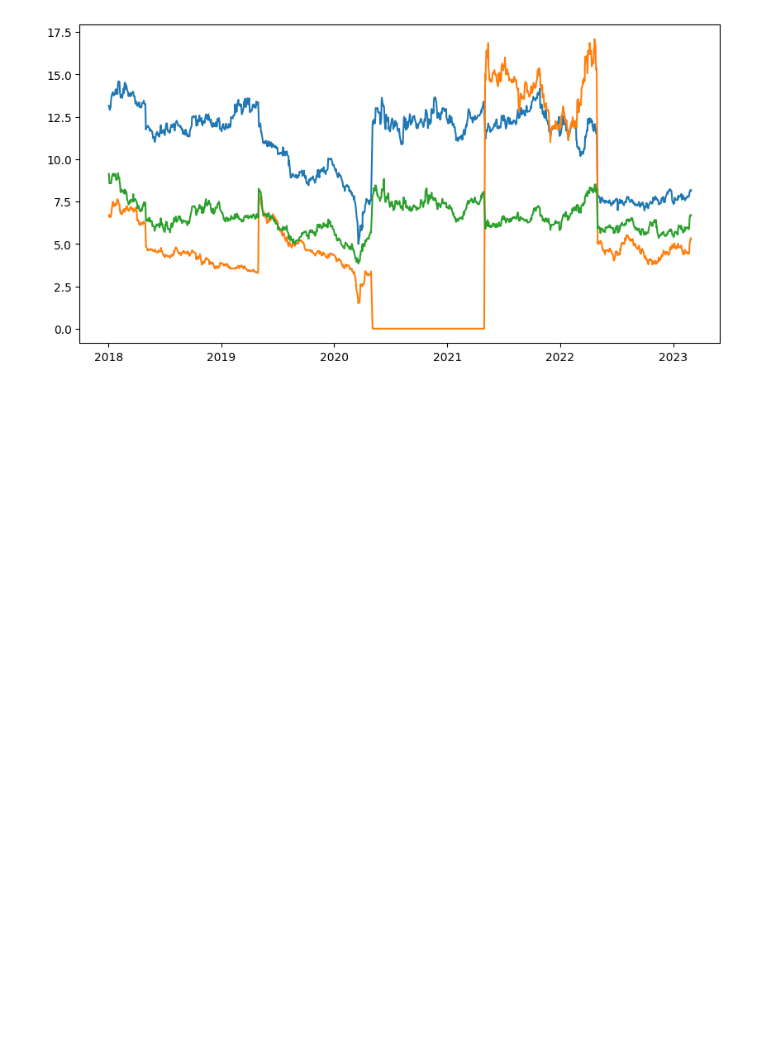
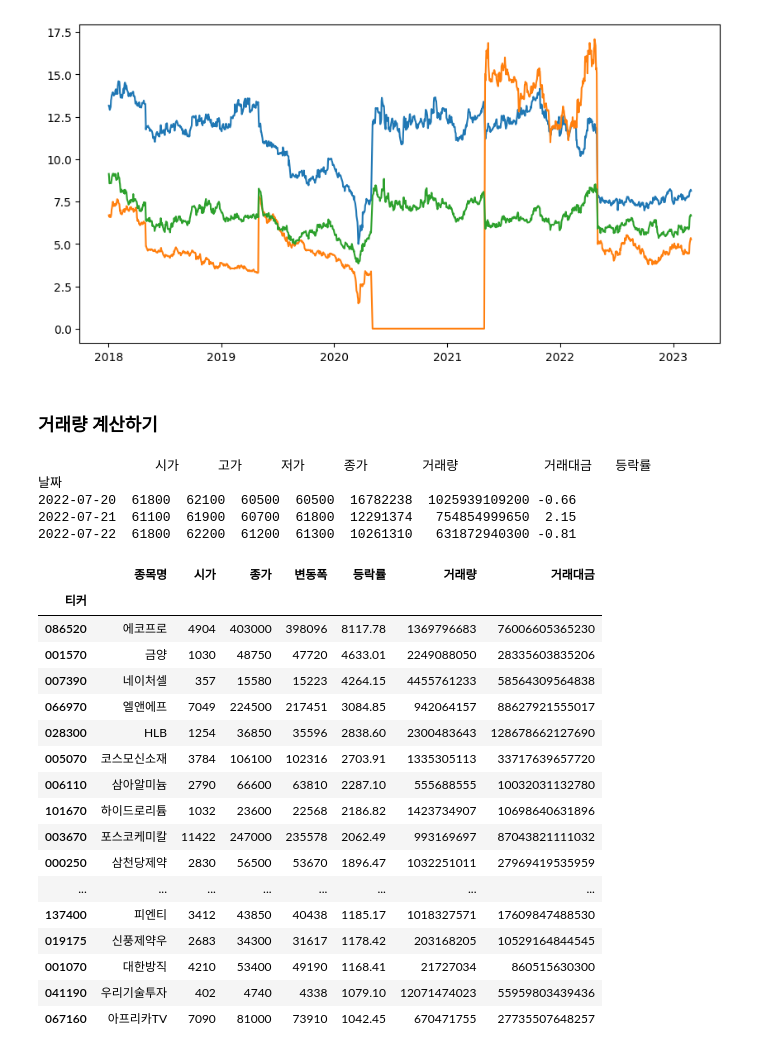
Before and after one commit to kwonhwijun/invest, a Jupyter notebook: investing_python/pykrx.ipynb/pykrx.ipynb, the cells around one changed output. Saved outputs shown, nothing was run; the diff lists cells and outputs as text; code cells hidden in the pictures; blank space fills up the shorter version.

```diff
--- a/investing_python/pykrx.ipynb/pykrx.ipynb
+++ b/investing_python/pykrx.ipynb/pykrx.ipynb
@@ -56,3 +56,14 @@ for 티커 in 티커리스트:
 plt.show()
 # %% [output]
 [figure]
+# %% [markdown]
+### 거래량 계산하기
+# %%
+df = stock.get_market_ohlcv("20220720", "20220810", "005930")
+print(df.head(3))
+# %% [output]
+               시가     고가     저가     종가       거래량           거래대금   등락률
+날짜
+2022-07-20  61800  62100  60500  60500  16782238  1025939109200 -0.66
+2022-07-21  61100  61900  60700  61800  12291374   754854999650  2.15
+2022-07-22  61800  62200  61200  61300  10261310   631872940300 -0.81
@@ -58,0 +72,23 @@ plt.show()
+# %%
+df = stock.get_market_price_change("20130301", "20230320", market = 'ALL')
+# %%
+df.sort_values(by = "등락률", ascending= False).head(n=20)
+# %% [output]
+|  | 종목명 | 시가 | 종가 | 변동폭 | 등락률 | 거래량 | 거래대금 |
+| 티커 |  |  |  |  |  |  |  |
+| 086520 | 에코프로 | 4904 | 403000 | 398096 | 8117.78 | 1369796683 | 76006605365230 |
+| 001570 | 금양 | 1030 | 48750 | 47720 | 4633.01 | 2249088050 | 28335603835206 |
+| 007390 | 네이처셀 | 357 | 15580 | 15223 | 4264.15 | 4455761233 | 58564309564838 |
+| 066970 | 엘앤에프 | 7049 | 224500 | 217451 | 3084.85 | 942064157 | 88627921555017 |
+| 028300 | HLB | 1254 | 36850 | 35596 | 2838.60 | 2300483643 | 128678662127690 |
+| 005070 | 코스모신소재 | 3784 | 106100 | 102316 | 2703.91 | 1335305113 | 33717639657720 |
+| 006110 | 삼아알미늄 | 2790 | 66600 | 63810 | 2287.10 | 555688555 | 10032031132780 |
+| 101670 | 하이드로리튬 | 1032 | 23600 | 22568 | 2186.82 | 1423734907 | 10698640631896 |
+| 003670 | 포스코케미칼 | 11422 | 247000 | 235578 | 2062.49 | 993169697 | 87043821111032 |
+| 000250 | 삼천당제약 | 2830 | 56500 | 53670 | 1896.47 | 1032251011 | 27969419535959 |
+| ... | ... | ... | ... | ... | ... | ... | ... |
+| 137400 | 피엔티 | 3412 | 43850 | 40438 | 1185.17 | 1018327571 | 17609847488530 |
+| 019175 | 신풍제약우 | 2683 | 34300 | 31617 | 1178.42 | 203168205 | 10529164844545 |
+| 001070 | 대한방직 | 4210 | 53400 | 49190 | 1168.41 | 21727034 | 860515630300 |
+| 041190 | 우리기술투자 | 402 | 4740 | 4338 | 1079.10 | 12071474023 | 55959803439436 |
+| 067160 | 아프리카TV | 7090 | 81000 | 73910 | 1042.45 | 670471755 | 27735507648257 |
```
Also changed, not shown: parts of 1 cell of this notebook, 2 other files.
